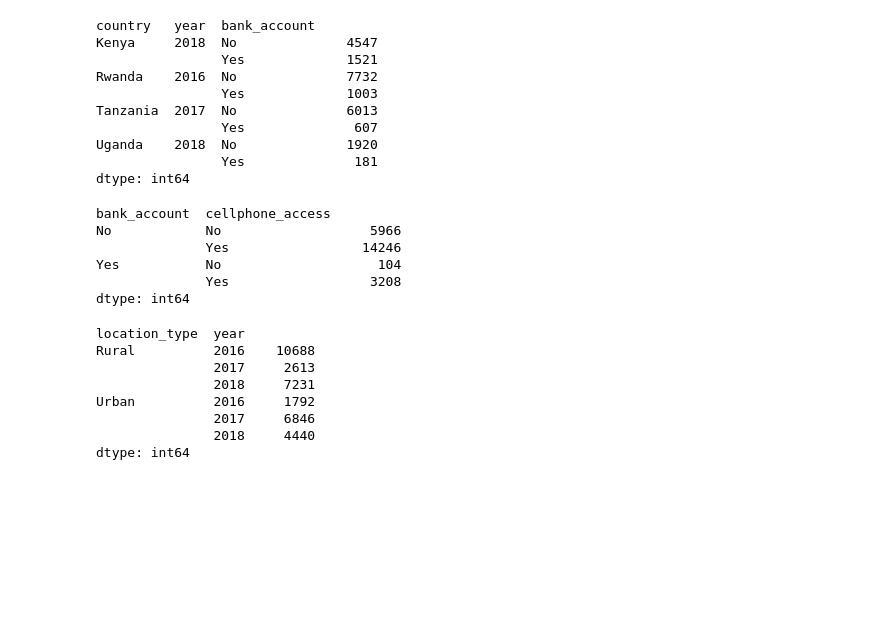
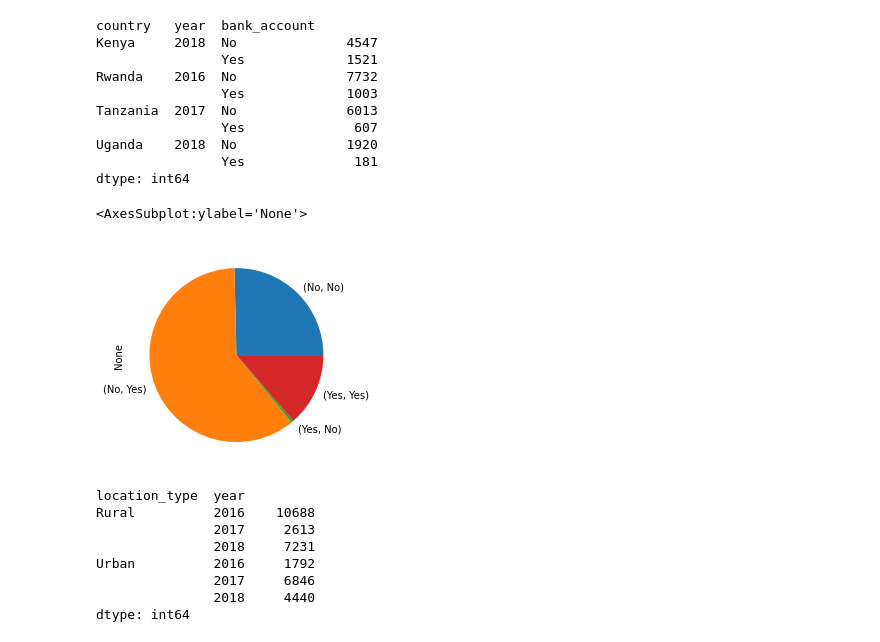
Before and after one commit to stevejj4/Financial-Inclusion-In-Afrika, a Jupyter notebook: processing.ipynb, the cells around one changed output. Saved outputs shown, nothing was run; the diff lists cells and outputs as text; code cells hidden in the pictures; blank space fills up the shorter version.

```diff
--- a/processing.ipynb
+++ b/processing.ipynb
@@ -162,15 +162,11 @@ Uganda    2018  No              1920
 dtype: int64
 # %%
 # Review on class distribution of cell phone access with a focus on bank_account
-bankAccount_cellPhone = datasets.groupby(['bank_account', 'cellphone_access']).size()
+bankAccount_cellPhone = datasets.groupby(['bank_account', 'cellphone_access']).size().plot(kind = 'pie')
 bankAccount_cellPhone
 # %% [output]
-bank_account  cellphone_access
-No            No                   5966
-              Yes                 14246
-Yes           No                    104
-              Yes                  3208
-dtype: int64
+<AxesSubplot:ylabel='None'>
+[figure, added]
 # %%
 ruralUrban_Pop = datasets.groupby(['location_type', 'year']).size()
 ruralUrban_Pop
```
Also changed, not shown: parts of 21 cells of this notebook, 2 other files.
